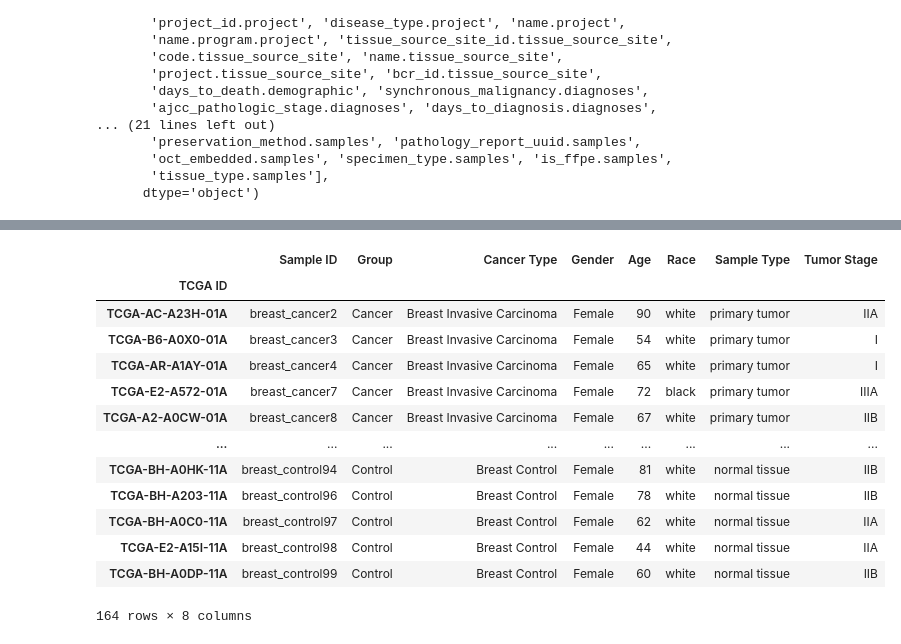
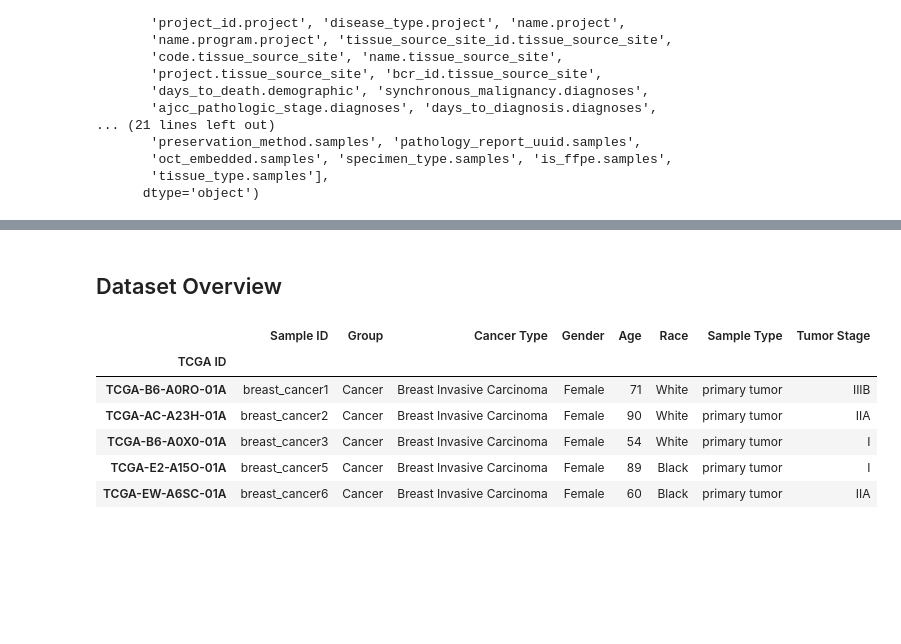
Before and after one commit to Nluc157/breast-cancer-deg-analysis, a Jupyter notebook: notebooks/tcga_brca_deg_analysis.ipynb, the cells around one changed output, grey strips where cells are left out. Saved outputs shown, nothing was run; the diff lists cells and outputs as text; code cells hidden in the pictures; blank space fills up the shorter version.

Commit message:
Update pipeline, notebook, figures, and results; remove large raw TCGA files

```diff
--- a/notebooks/tcga_brca_deg_analysis.ipynb
+++ b/notebooks/tcga_brca_deg_analysis.ipynb
@@ -153,7 +194,0 @@ analysis_df.head()
-# %%
-# Prints number of missing values in each column
-
-pd.set_option('display.max_columns', None)
-
-missing_values = clinical_df.isnull().sum()
-print(missing_values)
@@ -314,20 +344,15 @@ Dropped 17 '11A' columns and 17 '01A' columns.
+# %% [markdown]
+## Dataset Overview
 # %%
-metadata_df.head(164)
+metadata_df.head()
 # %% [output]
 |  | Sample ID | Group | Cancer Type | Gender | Age | Race | Sample Type | Tumor Stage |
 | TCGA ID |  |  |  |  |  |  |  |  |
-| TCGA-AC-A23H-01A | breast_cancer2 | Cancer | Breast Invasive Carcinoma | Female | 90 | white | primary tumor | IIA |
-| TCGA-B6-A0X0-01A | breast_cancer3 | Cancer | Breast Invasive Carcinoma | Female | 54 | white | primary tumor | I |
-| TCGA-AR-A1AY-01A | breast_cancer4 | Cancer | Breast Invasive Carcinoma | Female | 65 | white | primary tumor | I |
-| TCGA-E2-A572-01A | breast_cancer7 | Cancer | Breast Invasive Carcinoma | Female | 72 | black | primary tumor | IIIA |
-| TCGA-A2-A0CW-01A | breast_cancer8 | Cancer | Breast Invasive Carcinoma | Female | 67 | white | primary tumor | IIB |
-| ... | ... | ... | ... | ... | ... | ... | ... | ... |
-| TCGA-BH-A0HK-11A | breast_control94 | Control | Breast Control | Female | 81 | white | normal tissue | IIB |
-| TCGA-BH-A203-11A | breast_control96 | Control | Breast Control | Female | 78 | white | normal tissue | IIB |
-| TCGA-BH-A0C0-11A | breast_control97 | Control | Breast Control | Female | 62 | white | normal tissue | IIA |
-| TCGA-E2-A15I-11A | breast_control98 | Control | Breast Control | Female | 44 | white | normal tissue | IIA |
-| TCGA-BH-A0DP-11A | breast_control99 | Control | Breast Control | Female | 60 | white | normal tissue | IIB |
+| TCGA-B6-A0RO-01A | breast_cancer1 | Cancer | Breast Invasive Carcinoma | Female | 71 | White | primary tumor | IIIB |
+| TCGA-AC-A23H-01A | breast_cancer2 | Cancer | Breast Invasive Carcinoma | Female | 90 | White | primary tumor | IIA |
+| TCGA-B6-A0X0-01A | breast_cancer3 | Cancer | Breast Invasive Carcinoma | Female | 54 | White | primary tumor | I |
+| TCGA-E2-A15O-01A | breast_cancer5 | Cancer | Breast Invasive Carcinoma | Female | 89 | Black | primary tumor | I |
+| TCGA-EW-A6SC-01A | breast_cancer6 | Cancer | Breast Invasive Carcinoma | Female | 60 | Black | primary tumor | IIA |
-164 rows × 8 columns
 # %%
 counts_df.head()
 # %% [output]
```
Also changed, not shown: parts of 95 cells of this notebook, 37 other files.
